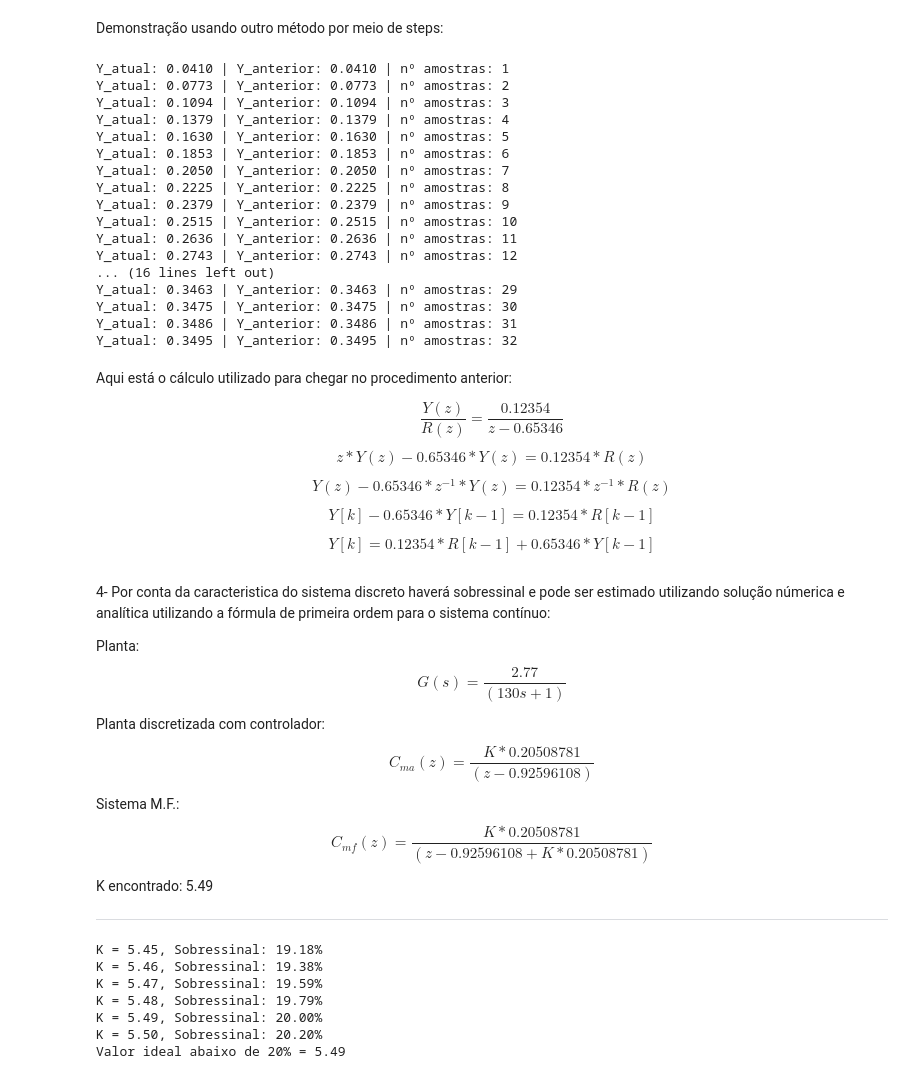
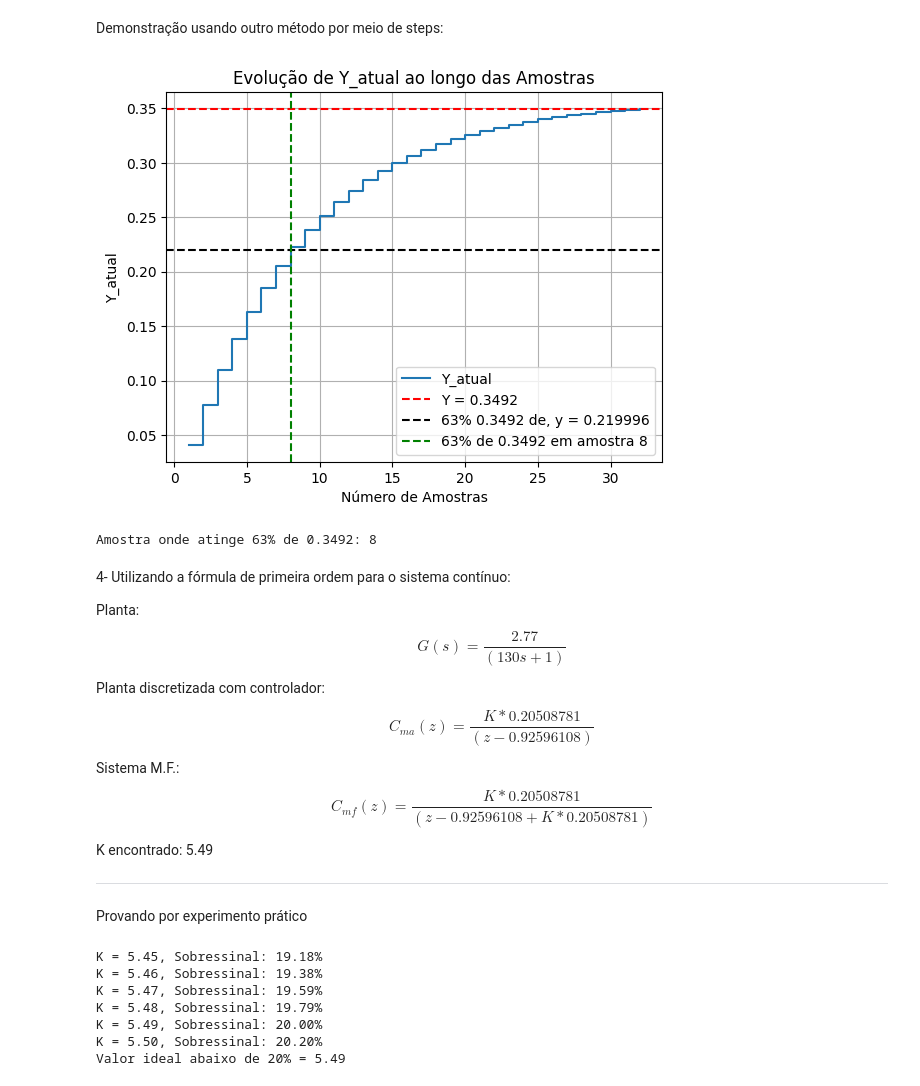
Before and after one commit to pedroivovasconcelos/controledigital, a Jupyter notebook: capitulo6.ipynb, the cells around one changed output. Saved outputs shown, nothing was run; the diff lists cells and outputs as text; code cells hidden in the pictures.

Commit message:
atualização dos exercícios

```diff
--- a/capitulo6.ipynb
+++ b/capitulo6.ipynb
@@ -144,45 +156,46 @@ Tempo de acomodação é: 13.333333333333334
 # %% [markdown]
 Demonstração usando outro método por meio de steps:
 # %%
+import matplotlib.pyplot as plt
+
 Y_anterior, Y_atual = 0, 0
 amostras = 1
+target_value = 0.3492 * 0.63
+amostras_list = []
+Y_atual_list = []
+
+# Loop
 while Y_atual < .3492:
     Y_atual = Y_anterior * .88498 + .04102
     Y_anterior = Y_atual
-    print(f"Y_atual: {Y_atual:.4f} | Y_anterior: {Y_anterior:.4f} | nº amostras: {amostras}")
-    amostras=amostras+1
+    amostras_list.append(amostras)
+    Y_atual_list.append(Y_atual)
+    amostras += 1
+
+# Ponto onde a curva atinge 63% de 0.3492
+for i, y in enumerate(Y_atual_list):
+    if y >= target_value:
+        target_sample = amostras_list[i]
+        break
+
+# Plotagem do gráfico
+plt.step(amostras_list, Y_atual_list, where='post', label='Y_atual')
+plt.axhline(y=0.3492, color='r', linestyle='--', label='Y = 0.3492')
+plt.axhline(y=0.3492*0.63, color='black', linestyle='--', label=f'63% 0.3492 de, y = {0.3492*0.63}')
+plt.axvline(x=target_sample, color='g', linestyle='--', label=f'63% de 0.3492 em amostra {target_sample}')
+plt.xlabel('Número de Amostras')
+plt.ylabel('Y_atual')
+plt.title('Evolução de Y_atual ao longo das Amostras')
+plt.legend()
+plt.grid(True)
+plt.show()
+
+print(f"Amostra onde atinge 63% de 0.3492: {target_sample}")
 # %% [output]
+[figure, added]
-Y_atual: 0.0410 | Y_anterior: 0.0410 | nº amostras: 1
-Y_atual: 0.0773 | Y_anterior: 0.0773 | nº amostras: 2
-Y_atual: 0.1094 | Y_anterior: 0.1094 | nº amostras: 3
-Y_atual: 0.1379 | Y_anterior: 0.1379 | nº amostras: 4
-Y_atual: 0.1630 | Y_anterior: 0.1630 | nº amostras: 5
-Y_atual: 0.1853 | Y_anterior: 0.1853 | nº amostras: 6
-Y_atual: 0.2050 | Y_anterior: 0.2050 | nº amostras: 7
-Y_atual: 0.2225 | Y_anterior: 0.2225 | nº amostras: 8
-Y_atual: 0.2379 | Y_anterior: 0.2379 | nº amostras: 9
-Y_atual: 0.2515 | Y_anterior: 0.2515 | nº amostras: 10
-Y_atual: 0.2636 | Y_anterior: 0.2636 | nº amostras: 11
-Y_atual: 0.2743 | Y_anterior: 0.2743 | nº amostras: 12
-... (16 lines left out)
-Y_atual: 0.3463 | Y_anterior: 0.3463 | nº amostras: 29
-Y_atual: 0.3475 | Y_anterior: 0.3475 | nº amostras: 30
-Y_atual: 0.3486 | Y_anterior: 0.3486 | nº amostras: 31
-Y_atual: 0.3495 | Y_anterior: 0.3495 | nº amostras: 32
+Amostra onde atinge 63% de 0.3492: 8
-# %% [markdown]
-Aqui está o cálculo utilizado para chegar no procedimento anterior:
-
-$$ \frac{Y(z)}{R(z)} = \frac{0.12354}{z - 0.65346} $$
-
-$$ z*Y(z) - 0.65346*Y(z) = 0.12354*R(z) $$
-
-$$ Y(z) - 0.65346*z^{-1}*Y(z) = 0.12354*z^{-1}*R(z) $$
-
-$$ Y[k] - 0.65346*Y[k-1] = 0.12354*R[k-1] $$
-
-$$ Y[k] = 0.12354*R[k-1] + 0.65346*Y[k-1] $$
 # %% [markdown]
-4- Por conta da caracteristica do sistema discreto haverá sobressinal e pode ser estimado utilizando solução númerica e analítica utilizando a fórmula de primeira ordem para o sistema contínuo:
+4- Utilizando a fórmula de primeira ordem para o sistema contínuo:
 
 Planta:  $$G(s) = \frac{2.77}{(130s +1)}$$
 
@@ -193,6 +206,8 @@ Sistema M.F.:  $$C_{mf}(z) = \frac{K * 0.20508781}{(z - 0.92596108 + K * 0.20508
 K encontrado: 5.49
 
 -------
+
+Provando por experimento prático
 # %%
 import numpy as np
 import matplotlib.pyplot as plt
```
Also changed, not shown: parts of 4 cells of this notebook.
